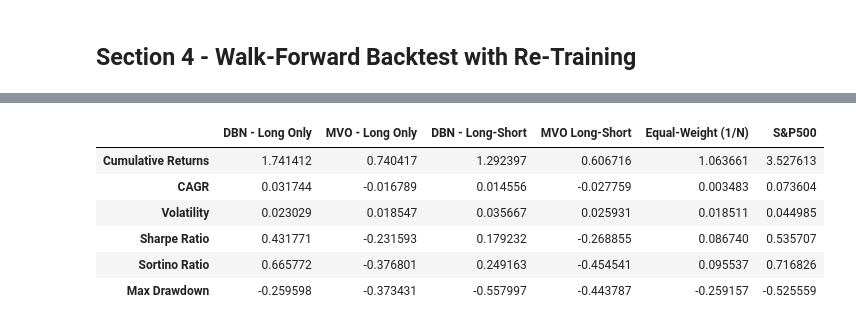
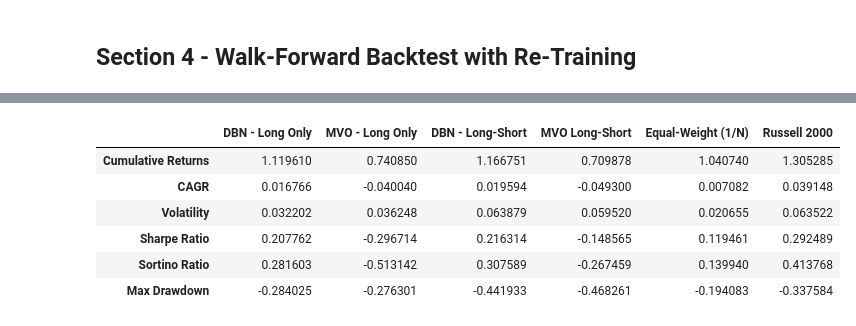
Before and after one commit to dipanshusharma2001/MScFE_WQU_Capstone_Project, a Jupyter notebook: notebooks/02_DYNOTEARS_PoC.ipynb, the cells around one changed output, grey strips where cells are left out. Saved outputs shown, nothing was run; the diff lists cells and outputs as text; code cells hidden in the pictures.

```diff
--- a/notebooks/02_DYNOTEARS_PoC.ipynb
+++ b/notebooks/02_DYNOTEARS_PoC.ipynb
@@ -1322,14 +1661,0 @@ A rolling window approach starting with the first 50% of the data for training i
-# %%
-# split data into training & testing sets
-splt = 0.5
-
-train_data = trnd_lbl_df.iloc[: int(trnd_lbl_df.shape[0] * splt)]
-test_data = trnd_lbl_df.iloc[int(splt * trnd_lbl_df.shape[0]) : int(trnd_lbl_df.shape[0])]
-
-print("Training Set Size: ", train_data.shape)
-print("Start of Training Period: ", train_data.index[0])
-print("End of Training Period: ", train_data.index[-1])
-
-print("\nTesting Set Size: ", test_data.shape)
-print("Start of Testing Period: ", test_data.index[0])
-print("End of Testing Period: ", test_data.index[-1])
@@ -1344,6 +1662,6 @@ End of Testing Period:  2023-11-30 00:00:00
 # %%
 # re-training period every N month(s)
-N = 12
+N = 6
 
 # the length of training dataset
-L = trnd_lbl_df.iloc[: int(trnd_lbl_df.shape[0] * splt)].shape[0]
+L = prices_df_disc.iloc[: int(prices_df_disc.shape[0] * splt)].shape[0]
@@ -1511,7 +1829,8 @@ for p in dbn_portf:
     # generate a dataframe for DBN portfolio weights
     wghts_dbn = pd.DataFrame(
         columns = [i[:-5] for i in fctr],
-        index = trnd_lbl_df.index[int(splt * trnd_lbl_df.shape[0]) : int(trnd_lbl_df.shape[0])],
+        index = prices_df_disc.index[
+            int(splt * prices_df_disc.shape[0]) : int(prices_df_disc.shape[0])],
         data = dbn_portf[p]
         )
     wghts_dbn = wghts_dbn.ffill()
@@ -1541,9 +1860,11 @@ for p in mvo_portf:
     # generate a dataframe for MVO portfolio weights
     wghts_mvo = pd.DataFrame(
         columns = [i[:-5] for i in fctr],
-        index = trnd_lbl_df.index[int(splt * trnd_lbl_df.shape[0]) : int(trnd_lbl_df.shape[0])],
+        index = prices_df_disc.index[
+        int(splt * prices_df_disc.shape[0]) : int(prices_df_disc.shape[0])],
         data = mvo_portf[p]
         )
+
     wghts_mvo = wghts_mvo.ffill()
     # wghts_mvo.to_csv(f'wghts_mvo_{p}.csv')
     mvo_portf[p] = wghts_mvo
@@ -1625,33 +1946,33 @@ plt.show()
 # %%
 # show a summary dataframe comparing the performance metrics
 
 wlk_fwd__bcktst = pd.DataFrame(
     index = [
         'DBN - Long Only',
         'MVO - Long Only',
         'DBN - Long-Short',
         'MVO Long-Short',
         'Equal-Weight (1/N)',
-        'S&P500'
+        'Russell 2000'
         ],
     data = [
         prfrmnc_mtrcs(dbn_long_only_ret.sum(axis=1)),
         prfrmnc_mtrcs(mvo_long_only_ret.sum(axis=1)),
         prfrmnc_mtrcs(dbn_long_short_ret.sum(axis=1)),
         prfrmnc_mtrcs(mvo_long_short_ret.sum(axis=1)),
         prfrmnc_mtrcs((eql_wght * df3).sum(axis=1)),
-        prfrmnc_mtrcs(sp500)
+        prfrmnc_mtrcs(rsll2000)
     ]
     ).T
 
 wlk_fwd__bcktst
 # %% [output]
-|  | DBN - Long Only | MVO - Long Only | DBN - Long-Short | MVO Long-Short | Equal-Weight (1/N) | S&P500 |
-| Cumulative Returns | 1.741412 | 0.740417 | 1.292397 | 0.606716 | 1.063661 | 3.527613 |
-| CAGR | 0.031744 | -0.016789 | 0.014556 | -0.027759 | 0.003483 | 0.073604 |
-| Volatility | 0.023029 | 0.018547 | 0.035667 | 0.025931 | 0.018511 | 0.044985 |
-| Sharpe Ratio | 0.431771 | -0.231593 | 0.179232 | -0.268855 | 0.086740 | 0.535707 |
-| Sortino Ratio | 0.665772 | -0.376801 | 0.249163 | -0.454541 | 0.095537 | 0.716826 |
-| Max Drawdown | -0.259598 | -0.373431 | -0.557997 | -0.443787 | -0.259157 | -0.525559 |
+|  | DBN - Long Only | MVO - Long Only | DBN - Long-Short | MVO Long-Short | Equal-Weight (1/N) | Russell 2000 |
+| Cumulative Returns | 1.119610 | 0.740850 | 1.166751 | 0.709878 | 1.040740 | 1.305285 |
+| CAGR | 0.016766 | -0.040040 | 0.019594 | -0.049300 | 0.007082 | 0.039148 |
+| Volatility | 0.032202 | 0.036248 | 0.063879 | 0.059520 | 0.020655 | 0.063522 |
+| Sharpe Ratio | 0.207762 | -0.296714 | 0.216314 | -0.148565 | 0.119461 | 0.292489 |
+| Sortino Ratio | 0.281603 | -0.513142 | 0.307589 | -0.267459 | 0.139940 | 0.413768 |
+| Max Drawdown | -0.284025 | -0.276301 | -0.441933 | -0.468261 | -0.194083 | -0.337584 |
 # %%
 wlk_fwd__bcktst.to_csv('../outputs/dynotears/walk_forward_backtest_results.csv')
```
Also changed, not shown: parts of 104 cells of this notebook, 9 other files.
